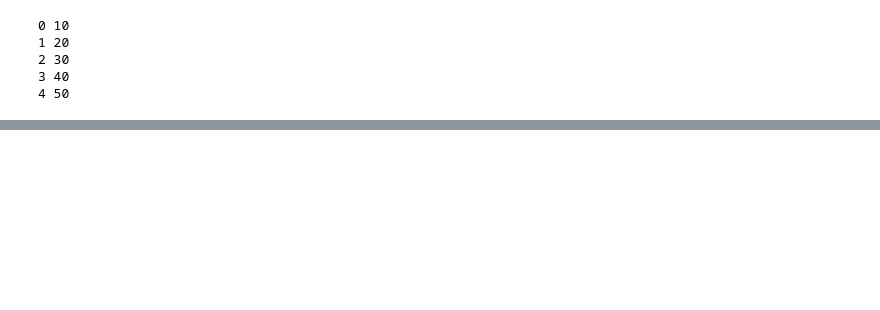
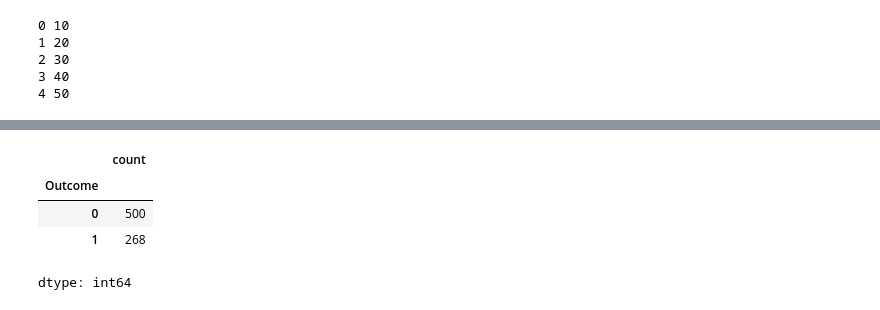
Before and after one commit to praneshnikhar/Machinelearning, a Jupyter notebook: supportvector.ipynb, the cells around one changed output, grey strips where cells are left out. Saved outputs shown, nothing was run; the diff lists cells and outputs as text; code cells hidden in the pictures; blank space fills up the shorter version.

```diff
--- a/supportvector.ipynb
+++ b/supportvector.ipynb
@@ -56,0 +86,8 @@ for i , my_list_i in enumerate(my_list):
+# %%
+diabetes_data['Outcome'].value_counts()
+# %% [output]
+|  | count |
+| Outcome |  |
+| 0 | 500 |
+| 1 | 268 |
+dtype: int64
```
Also changed, not shown: parts of 13 cells of this notebook.
